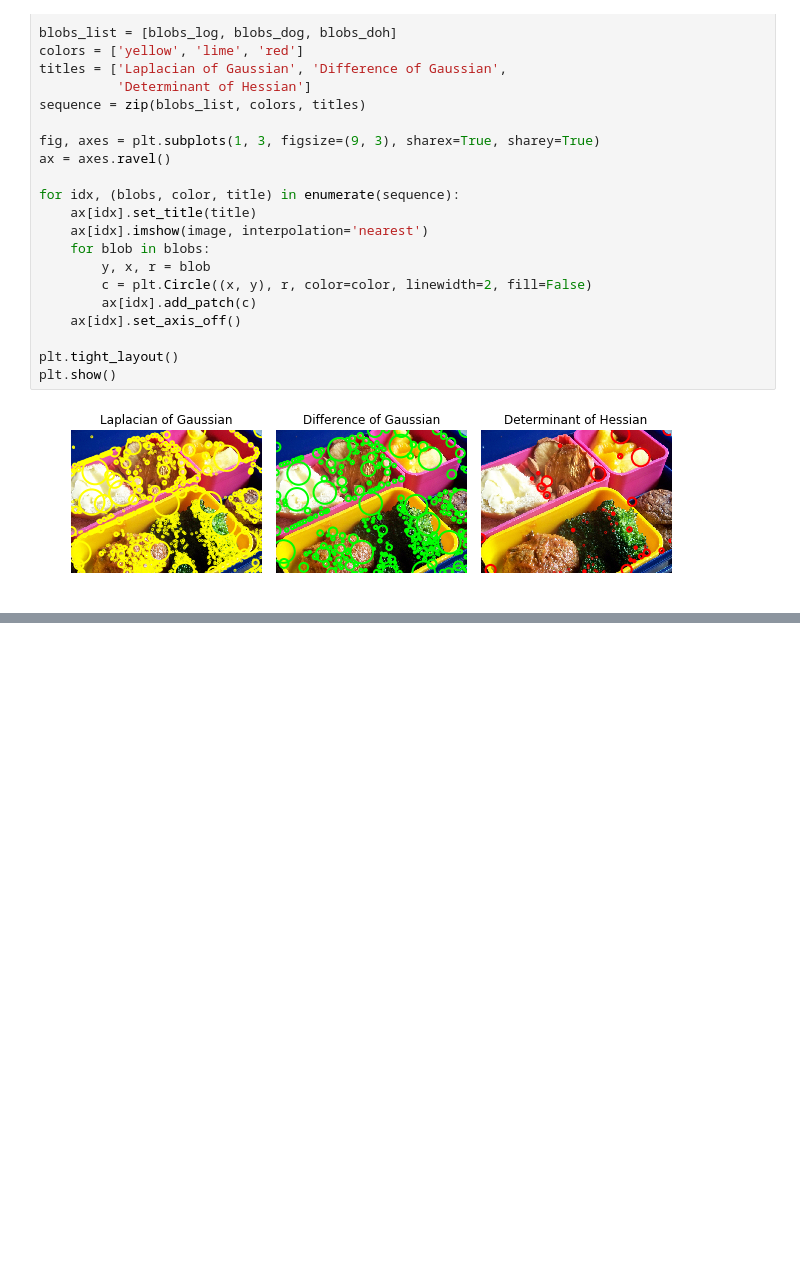
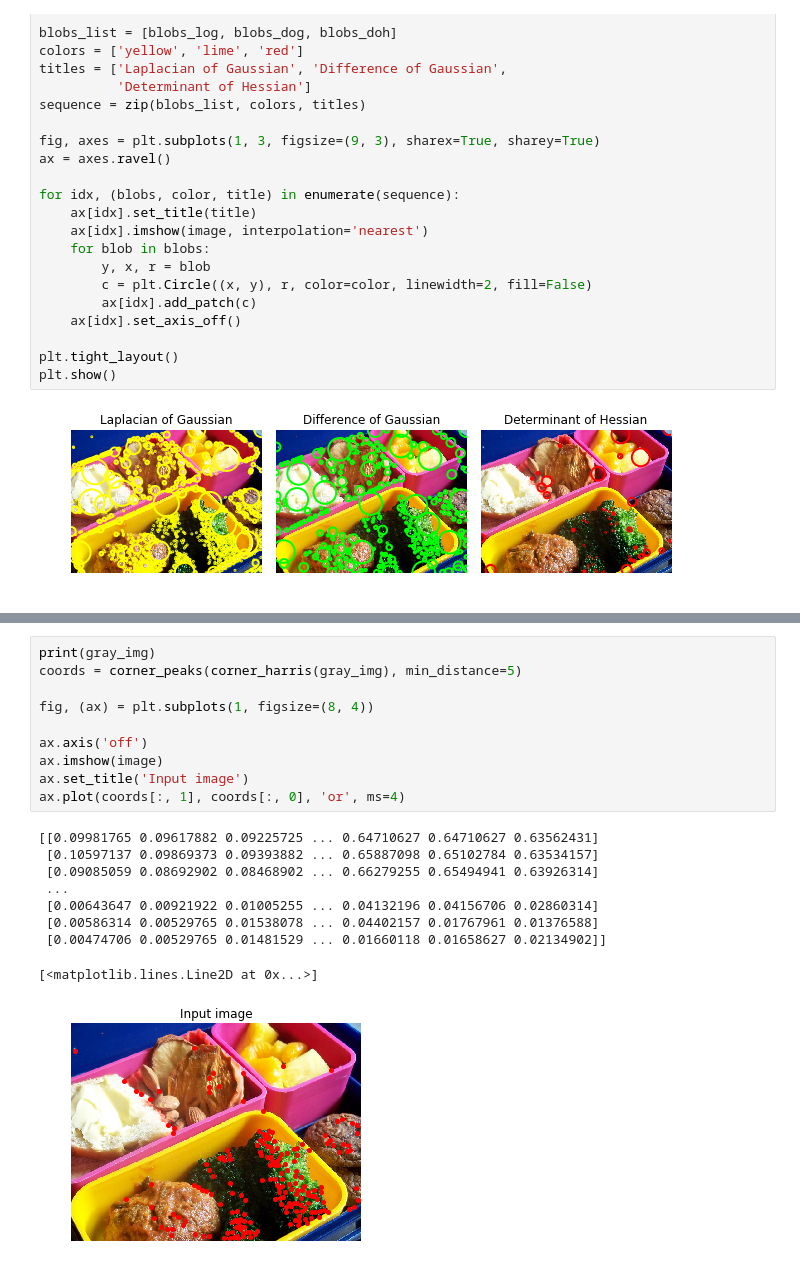
Before and after one commit to Anilith/Avanade, a Jupyter notebook: Thesis.ipynb, the cells around one changed output, grey strips where cells are left out. Saved outputs shown, nothing was run; the diff lists cells and outputs as text; blank space fills up the shorter version.

Commit message:
implemented HOG and Harris corners

```diff
--- a/Thesis.ipynb
+++ b/Thesis.ipynb
@@ -205,0 +220,20 @@ plt.show()
+# %%
+print(gray_img)
+coords = corner_peaks(corner_harris(gray_img), min_distance=5)
+
+fig, (ax) = plt.subplots(1, figsize=(8, 4))
+
+ax.axis('off')
+ax.imshow(image)
+ax.set_title('Input image')
+ax.plot(coords[:, 1], coords[:, 0], 'or', ms=4)
+# %% [output]
+[[0.09981765 0.09617882 0.09225725 ... 0.64710627 0.64710627 0.63562431]
+ [0.10597137 0.09869373 0.09393882 ... 0.65887098 0.65102784 0.63534157]
+ [0.09085059 0.08692902 0.08468902 ... 0.66279255 0.65494941 0.63926314]
+ ...
+ [0.00643647 0.00921922 0.01005255 ... 0.04132196 0.04156706 0.02860314]
+ [0.00586314 0.00529765 0.01538078 ... 0.04402157 0.01767961 0.01376588]
+ [0.00474706 0.00529765 0.01481529 ... 0.01660118 0.01658627 0.02134902]]
+[<matplotlib.lines.Line2D at 0x...>]
+[figure, added]
```
Also changed, not shown: parts of 5 cells of this notebook.
